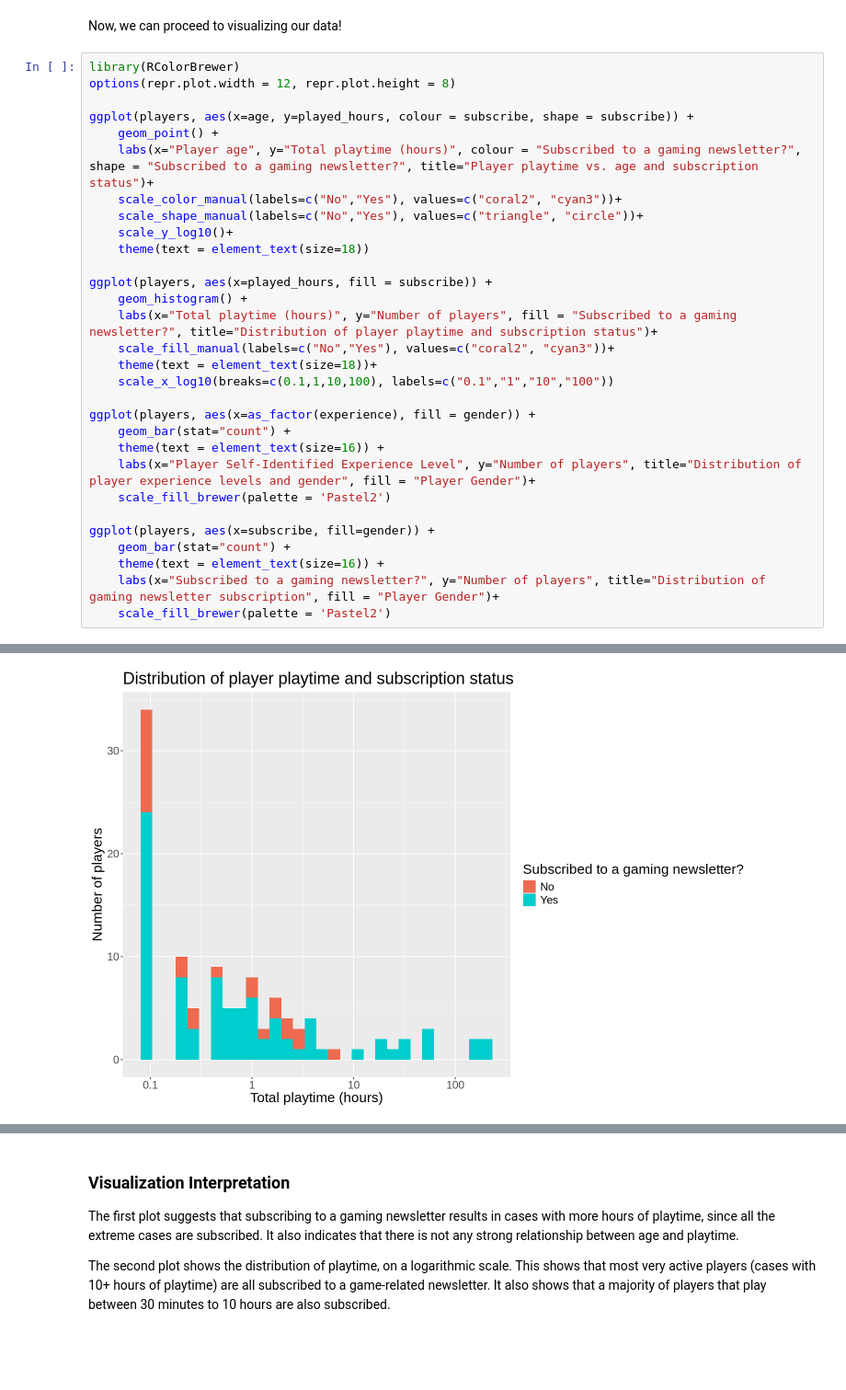
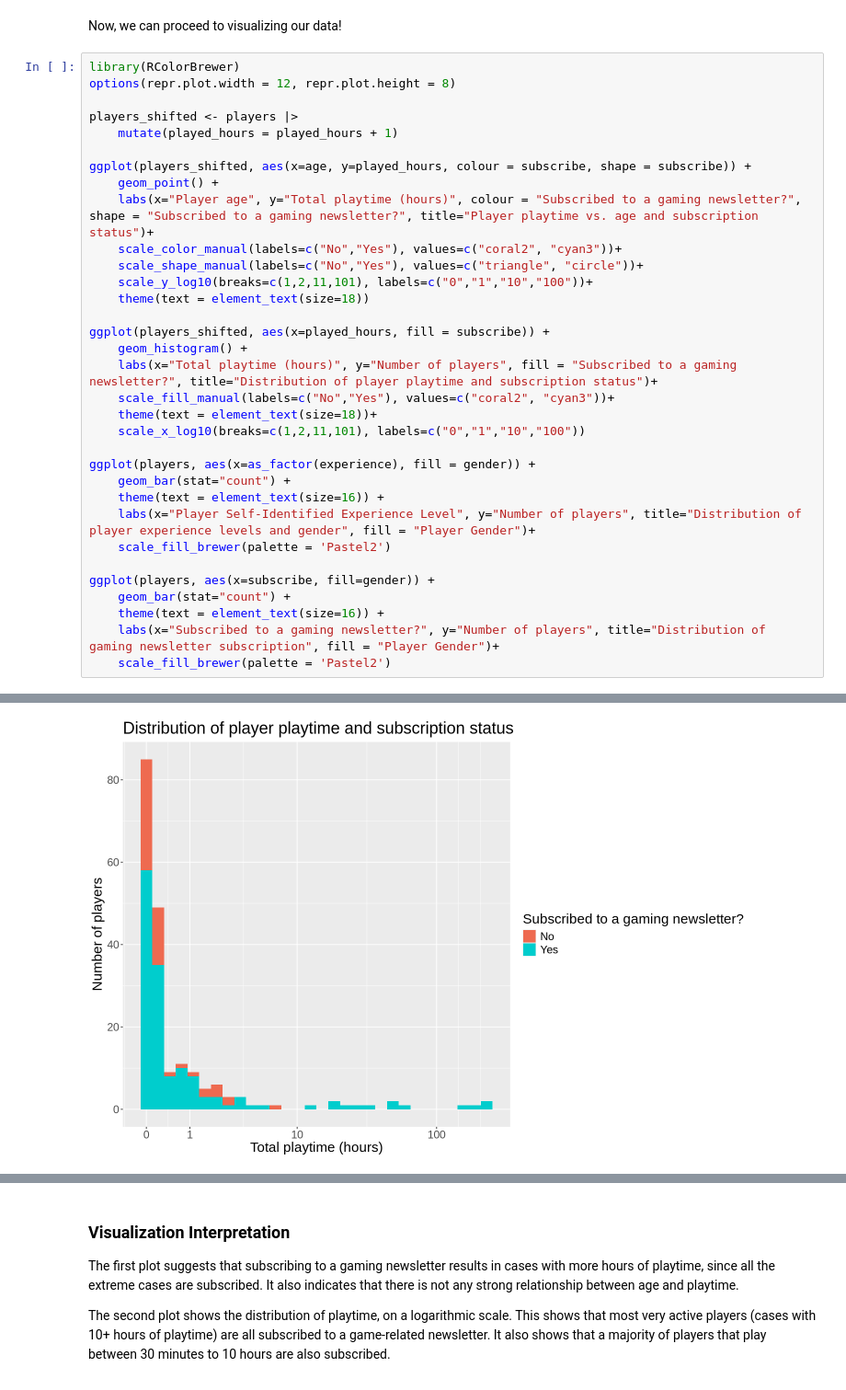
Before and after one commit to nesteagle/DSCI100-Project, a Jupyter notebook: planning-report/report.ipynb, the cells around one changed output, grey strips where cells are left out. Shown at 92% size. Cells and saved outputs as stored; diff of their text form; blank space fills up the shorter version.

Commit message:
Added start of analysis to report, log scaled visualizations

```diff
--- a/planning-report/report.ipynb
+++ b/planning-report/report.ipynb
@@ -104,20 +104,23 @@ Now, we can proceed to visualizing our data!
 library(RColorBrewer)
 options(repr.plot.width = 12, repr.plot.height = 8)
 
-ggplot(players, aes(x=age, y=played_hours, colour = subscribe, shape = subscribe)) +
+players_shifted <- players |>
+    mutate(played_hours = played_hours + 1)
+
+ggplot(players_shifted, aes(x=age, y=played_hours, colour = subscribe, shape = subscribe)) +
     geom_point() +
     labs(x="Player age", y="Total playtime (hours)", colour = "Subscribed to a gaming newsletter?", shape = "Subscribed to a gaming newsletter?", title="Player playtime vs. age and subscription status")+
     scale_color_manual(labels=c("No","Yes"), values=c("coral2", "cyan3"))+
     scale_shape_manual(labels=c("No","Yes"), values=c("triangle", "circle"))+
-    scale_y_log10()+
+    scale_y_log10(breaks=c(1,2,11,101), labels=c("0","1","10","100"))+
     theme(text = element_text(size=18))
 
-ggplot(players, aes(x=played_hours, fill = subscribe)) +
+ggplot(players_shifted, aes(x=played_hours, fill = subscribe)) +
     geom_histogram() +
     labs(x="Total playtime (hours)", y="Number of players", fill = "Subscribed to a gaming newsletter?", title="Distribution of player playtime and subscription status")+
     scale_fill_manual(labels=c("No","Yes"), values=c("coral2", "cyan3"))+
     theme(text = element_text(size=18))+
-    scale_x_log10(breaks=c(0.1,1,10,100), labels=c("0.1","1","10","100"))
+    scale_x_log10(breaks=c(1,2,11,101), labels=c("0","1","10","100"))
 
 ggplot(players, aes(x=as_factor(experience), fill = gender)) +
     geom_bar(stat="count") +
@@ -145,4 +142,4 @@ Warning message:
-[figure, old version]
+[figure, new version]
 [figure]
 [figure]
 # %% [markdown]
```
Also changed, not shown: parts of 1 cell of this notebook, 1 other file.
